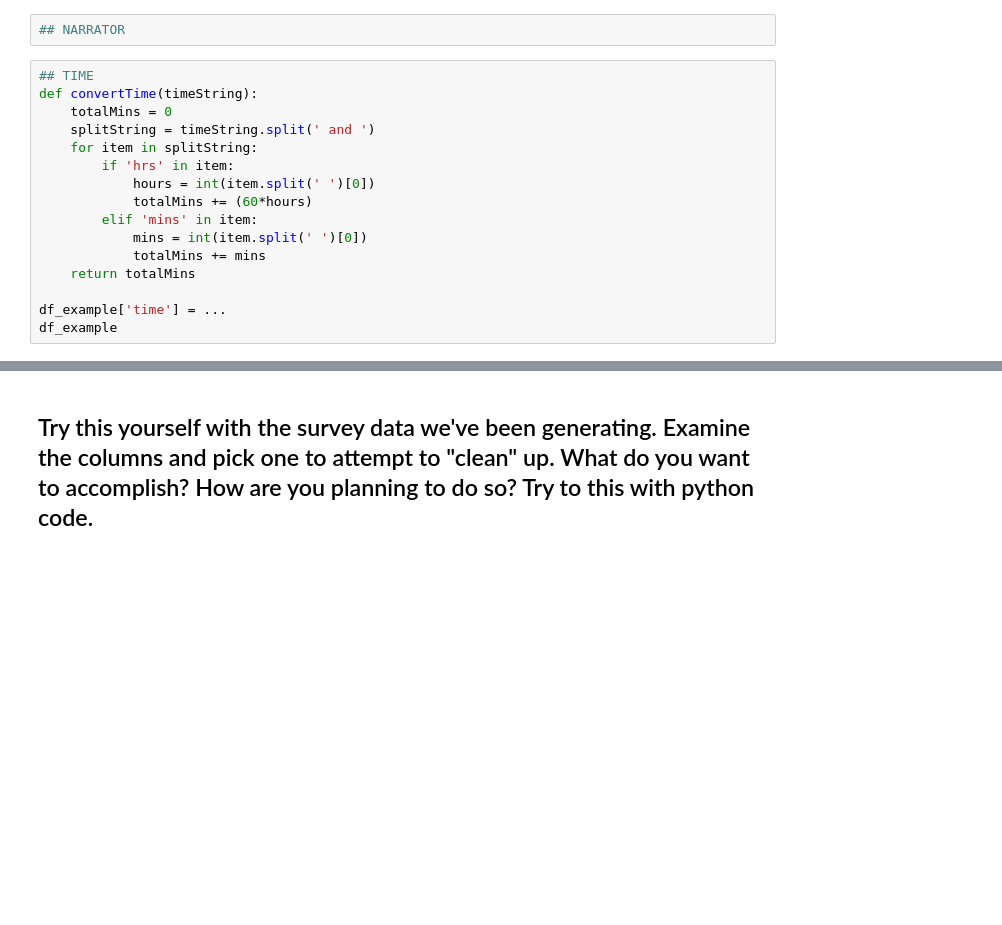
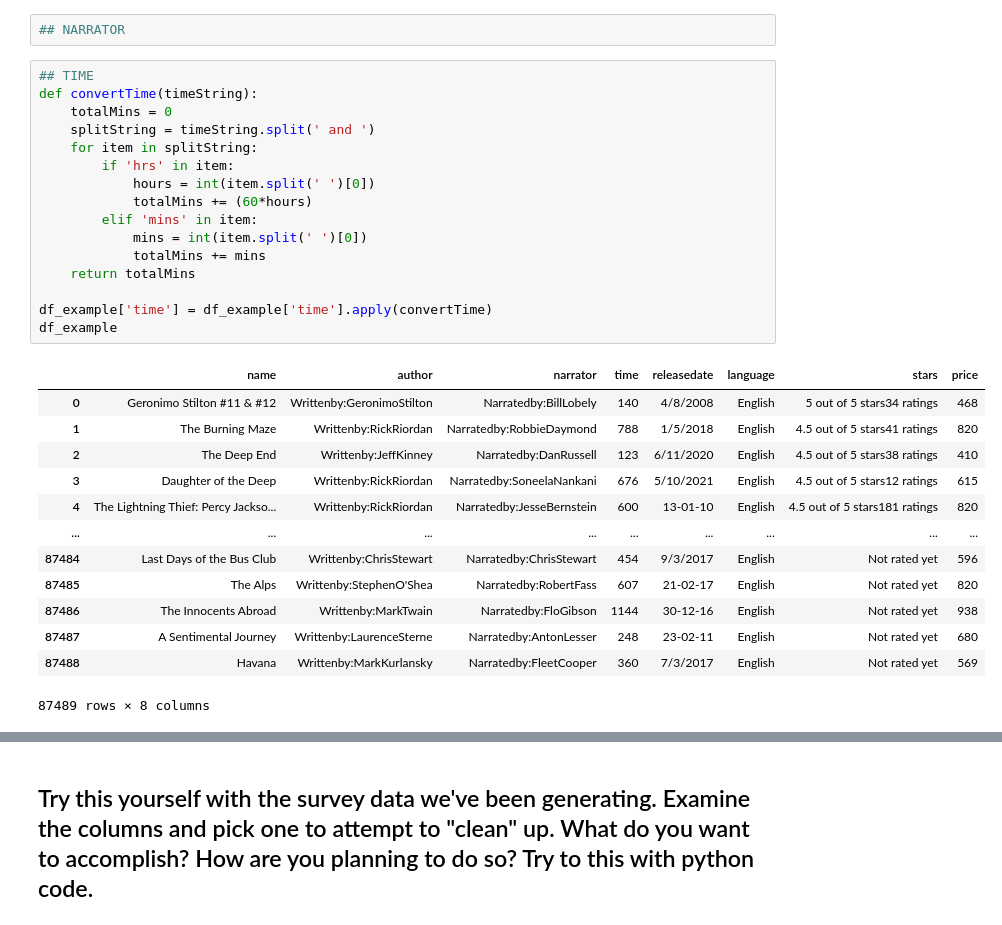
Before and after one commit to suzannasem/data_feminism, a Jupyter notebook: workshops/week6/data_cleaning.ipynb, the cells around one changed output, grey strips where cells are left out. Drawn from its saved outputs; the diff is of its cells as text; blank space fills up the shorter version.

```diff
--- a/workshops/week6/data_cleaning.ipynb
+++ b/workshops/week6/data_cleaning.ipynb
@@ -17,19 +34,33 @@ valueCounts.plot(kind='bar')
 # %%
 ## TIME
 def convertTime(timeString):
     totalMins = 0
     splitString = timeString.split(' and ')
     for item in splitString:
         if 'hrs' in item:
             hours = int(item.split(' ')[0])
             totalMins += (60*hours)
         elif 'mins' in item:
             mins = int(item.split(' ')[0])
             totalMins += mins
     return totalMins
 
-df_example['time'] = ...
+df_example['time'] = df_example['time'].apply(convertTime)
 df_example
+# %% [output]
+|  | name | author | narrator | time | releasedate | language | stars | price |
+| 0 | Geronimo Stilton #11 & #12 | Writtenby:GeronimoStilton | Narratedby:BillLobely | 140 | 4/8/2008 | English | 5 out of 5 stars34 ratings | 468 |
+| 1 | The Burning Maze | Writtenby:RickRiordan | Narratedby:RobbieDaymond | 788 | 1/5/2018 | English | 4.5 out of 5 stars41 ratings | 820 |
+| 2 | The Deep End | Writtenby:JeffKinney | Narratedby:DanRussell | 123 | 6/11/2020 | English | 4.5 out of 5 stars38 ratings | 410 |
+| 3 | Daughter of the Deep | Writtenby:RickRiordan | Narratedby:SoneelaNankani | 676 | 5/10/2021 | English | 4.5 out of 5 stars12 ratings | 615 |
+| 4 | The Lightning Thief: Percy Jackso... | Writtenby:RickRiordan | Narratedby:JesseBernstein | 600 | 13-01-10 | English | 4.5 out of 5 stars181 ratings | 820 |
+| ... | ... | ... | ... | ... | ... | ... | ... | ... |
+| 87484 | Last Days of the Bus Club | Writtenby:ChrisStewart | Narratedby:ChrisStewart | 454 | 9/3/2017 | English | Not rated yet | 596 |
+| 87485 | The Alps | Writtenby:StephenO'Shea | Narratedby:RobertFass | 607 | 21-02-17 | English | Not rated yet | 820 |
+| 87486 | The Innocents Abroad | Writtenby:MarkTwain | Narratedby:FloGibson | 1144 | 30-12-16 | English | Not rated yet | 938 |
+| 87487 | A Sentimental Journey | Writtenby:LaurenceSterne | Narratedby:AntonLesser | 248 | 23-02-11 | English | Not rated yet | 680 |
+| 87488 | Havana | Writtenby:MarkKurlansky | Narratedby:FleetCooper | 360 | 7/3/2017 | English | Not rated yet | 569 |
+87489 rows × 8 columns
 # %%
 ## RELEASE DATE
 
```
Also changed, not shown: parts of 9 cells of this notebook.
